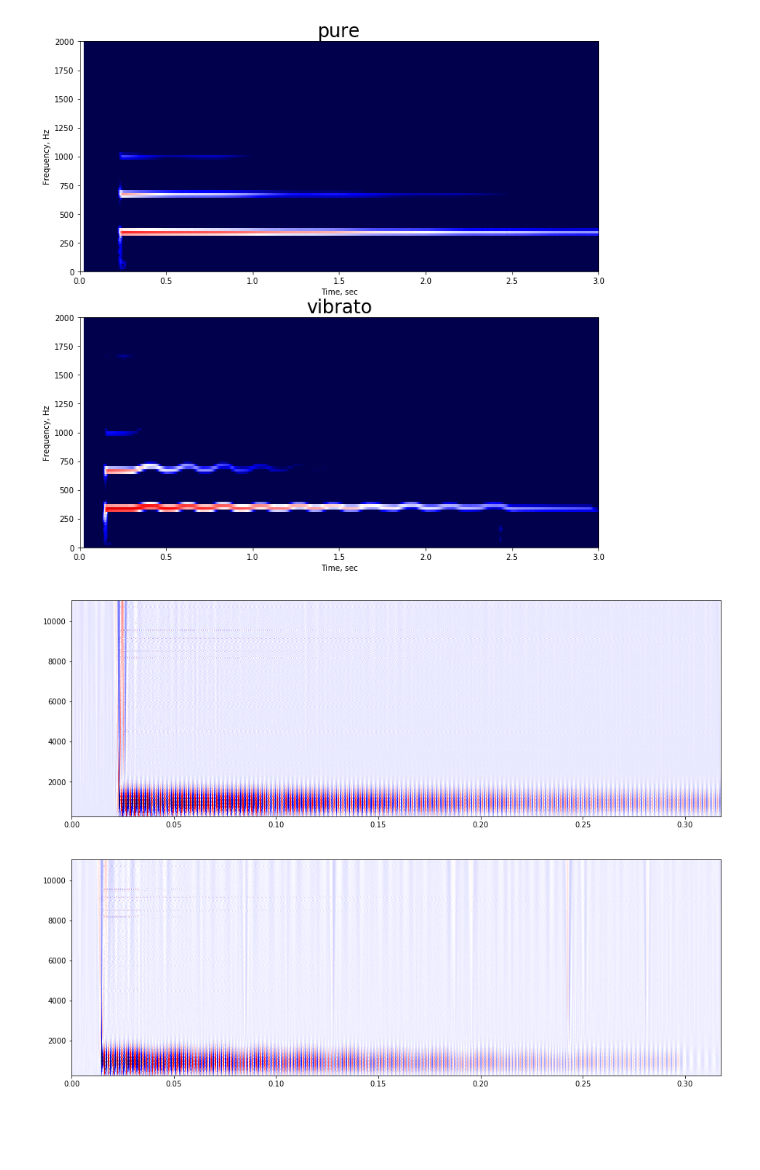
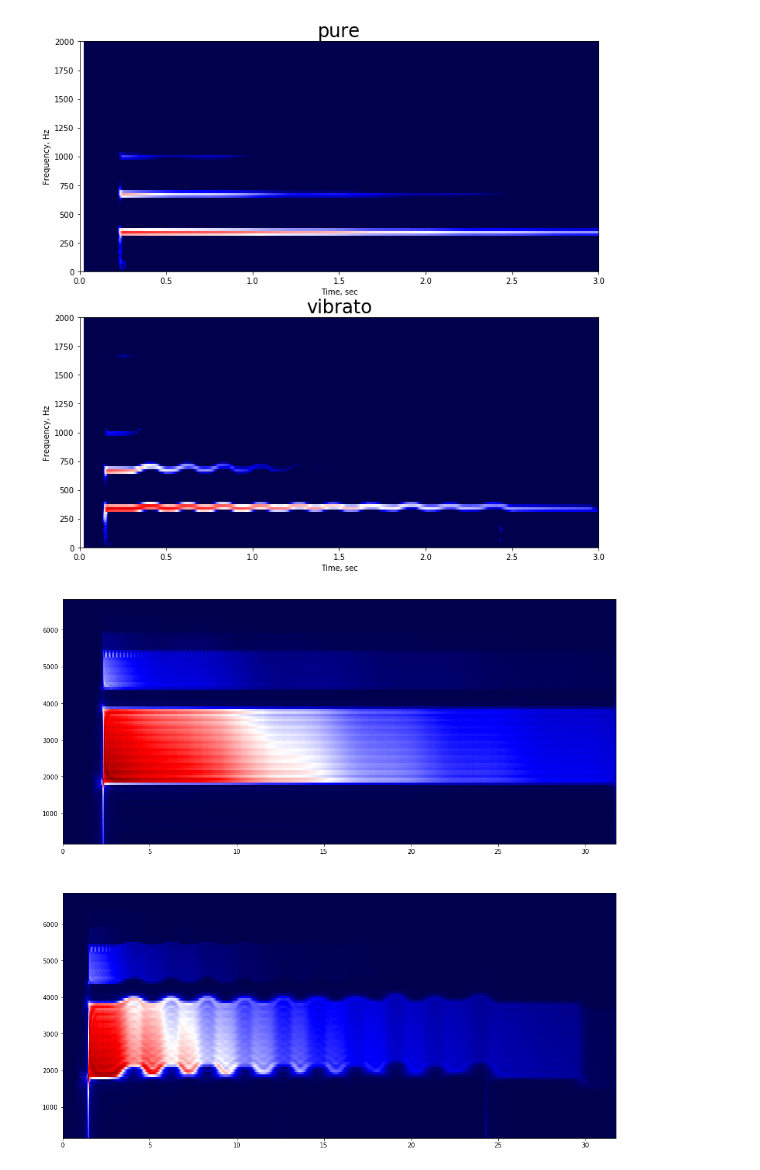
Before and after one commit to spirit11/wave_modulations, a Jupyter notebook: wavefile.ipynb, the cells around one changed output. Cells and saved outputs as stored; diff of their text form; code cells hidden in the pictures; blank space fills up the shorter version.

```diff
--- a/wavefile.ipynb
+++ b/wavefile.ipynb
@@ -104,20 +104,20 @@ def plot(vmin=8.9,vmax=17.7):
 # %%
 import pywt
 
 noncomplex_wlets=list(filter( lambda v: v[0]!='c', pywt.wavelist(kind='continuous')))
 
 @ipywidgets.interact(wlet=noncomplex_wlets)
-def plotwavelets(wlet='mexh'):
+def plotwavelets(wlet='shan'):
     global coef,freqs
-    plt.figure(figsize=(16,12))
+    plt.figure(figsize=(16,16))
 
     pltnum=211
     for sig in [pure, vibrato]:
-        coef, freqs=pywt.cwt(sig[::10],np.linspace(1,40,250),wlet,sampling_period=1/framerate)
+        coef, freqs=pywt.cwt(sig[:sig.size],np.linspace(5,220,100),wlet,sampling_period=1/framerate)
         plt.subplot(pltnum)
         pltnum+=1
-        plt.imshow(coef,origin='xy', aspect='auto', extent=[0,coef.shape[1]/framerate,min(freqs),max(freqs)], cmap='seismic')
+        plt.imshow(np.abs(coef), aspect='auto', extent=[0,coef.shape[1]/framerate*10,min(freqs),max(freqs)], cmap='seismic')
 
     plt.show()
 # %% [output]
-[figure, old version]
+[figure, new version]
```
Also changed, not shown: parts of 7 cells of this notebook.
